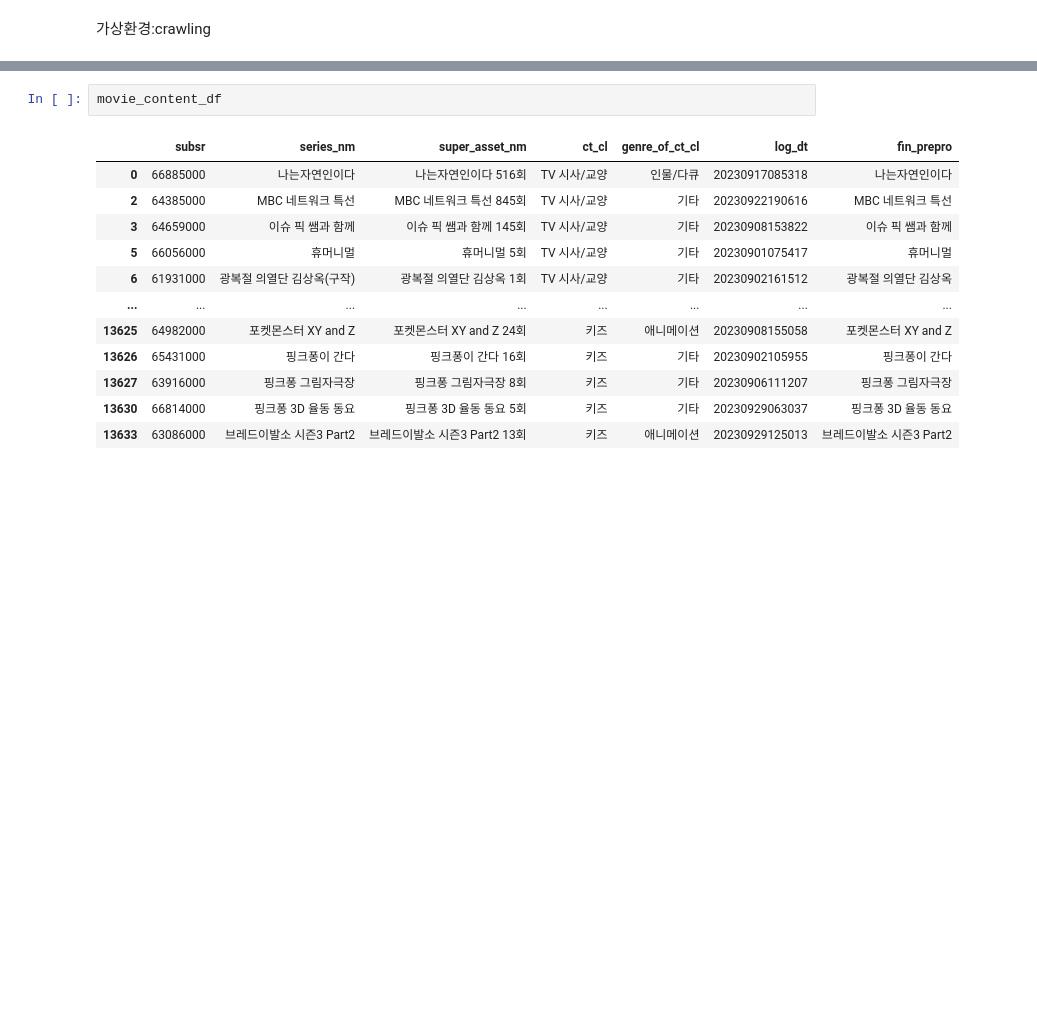
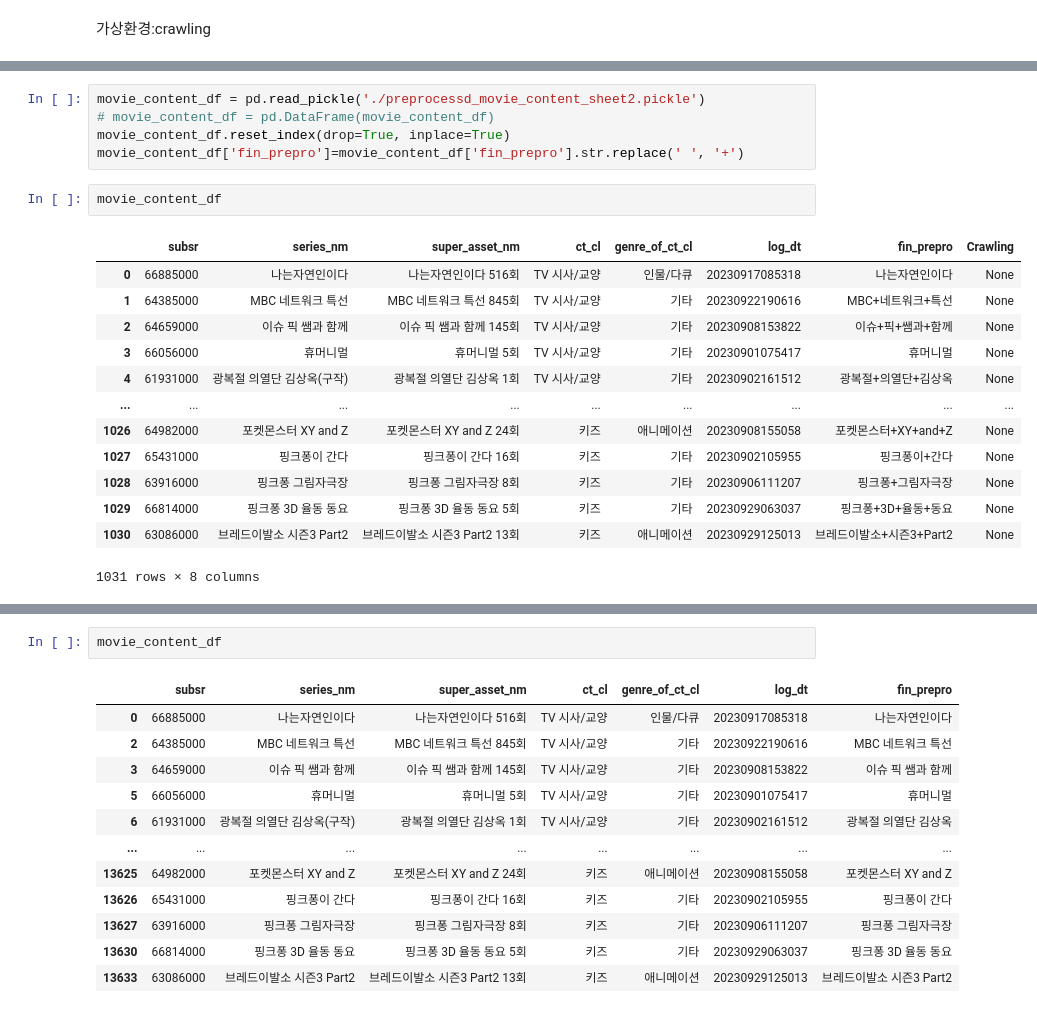
Before and after one commit to seunghyeon98/crawling, a Jupyter notebook: naver_crawling.ipynb, the cells around one changed output, grey strips where cells are left out. Drawn from its saved outputs; the diff is of its cells as text; blank space fills up the shorter version.

```diff
--- a/naver_crawling.ipynb
+++ b/naver_crawling.ipynb
@@ -4,0 +35,21 @@
+# %%
+movie_content_df = pd.read_pickle('./preprocessd_movie_content_sheet2.pickle')
+# movie_content_df = pd.DataFrame(movie_content_df)
+movie_content_df.reset_index(drop=True, inplace=True)
+movie_content_df['fin_prepro']=movie_content_df['fin_prepro'].str.replace(' ', '+')
+# %%
+movie_content_df
+# %% [output]
+|  | subsr | series_nm | super_asset_nm | ct_cl | genre_of_ct_cl | log_dt | fin_prepro | Crawling |
+| 0 | 66885000 | 나는자연인이다 | 나는자연인이다 516회 | TV 시사/교양 | 인물/다큐 | 20230917085318 | 나는자연인이다 | None |
+| 1 | 64385000 | MBC 네트워크 특선 | MBC 네트워크 특선 845회 | TV 시사/교양 | 기타 | 20230922190616 | MBC+네트워크+특선 | None |
+| 2 | 64659000 | 이슈 픽 쌤과 함께 | 이슈 픽 쌤과 함께 145회 | TV 시사/교양 | 기타 | 20230908153822 | 이슈+픽+쌤과+함께 | None |
+| 3 | 66056000 | 휴머니멀 | 휴머니멀 5회 | TV 시사/교양 | 기타 | 20230901075417 | 휴머니멀 | None |
+| 4 | 61931000 | 광복절 의열단 김상옥(구작) | 광복절 의열단 김상옥 1회 | TV 시사/교양 | 기타 | 20230902161512 | 광복절+의열단+김상옥 | None |
+| ... | ... | ... | ... | ... | ... | ... | ... | ... |
+| 1026 | 64982000 | 포켓몬스터 XY and Z | 포켓몬스터 XY and Z 24회 | 키즈 | 애니메이션 | 20230908155058 | 포켓몬스터+XY+and+Z | None |
+| 1027 | 65431000 | 핑크퐁이 간다 | 핑크퐁이 간다 16회 | 키즈 | 기타 | 20230902105955 | 핑크퐁이+간다 | None |
+| 1028 | 63916000 | 핑크퐁 그림자극장 | 핑크퐁 그림자극장 8회 | 키즈 | 기타 | 20230906111207 | 핑크퐁+그림자극장 | None |
+| 1029 | 66814000 | 핑크퐁 3D 율동 동요 | 핑크퐁 3D 율동 동요 5회 | 키즈 | 기타 | 20230929063037 | 핑크퐁+3D+율동+동요 | None |
+| 1030 | 63086000 | 브레드이발소 시즌3 Part2 | 브레드이발소 시즌3 Part2 13회 | 키즈 | 애니메이션 | 20230929125013 | 브레드이발소+시즌3+Part2 | None |
+1031 rows × 8 columns
```
Also changed, not shown: parts of 9 cells of this notebook, 1 other file.
